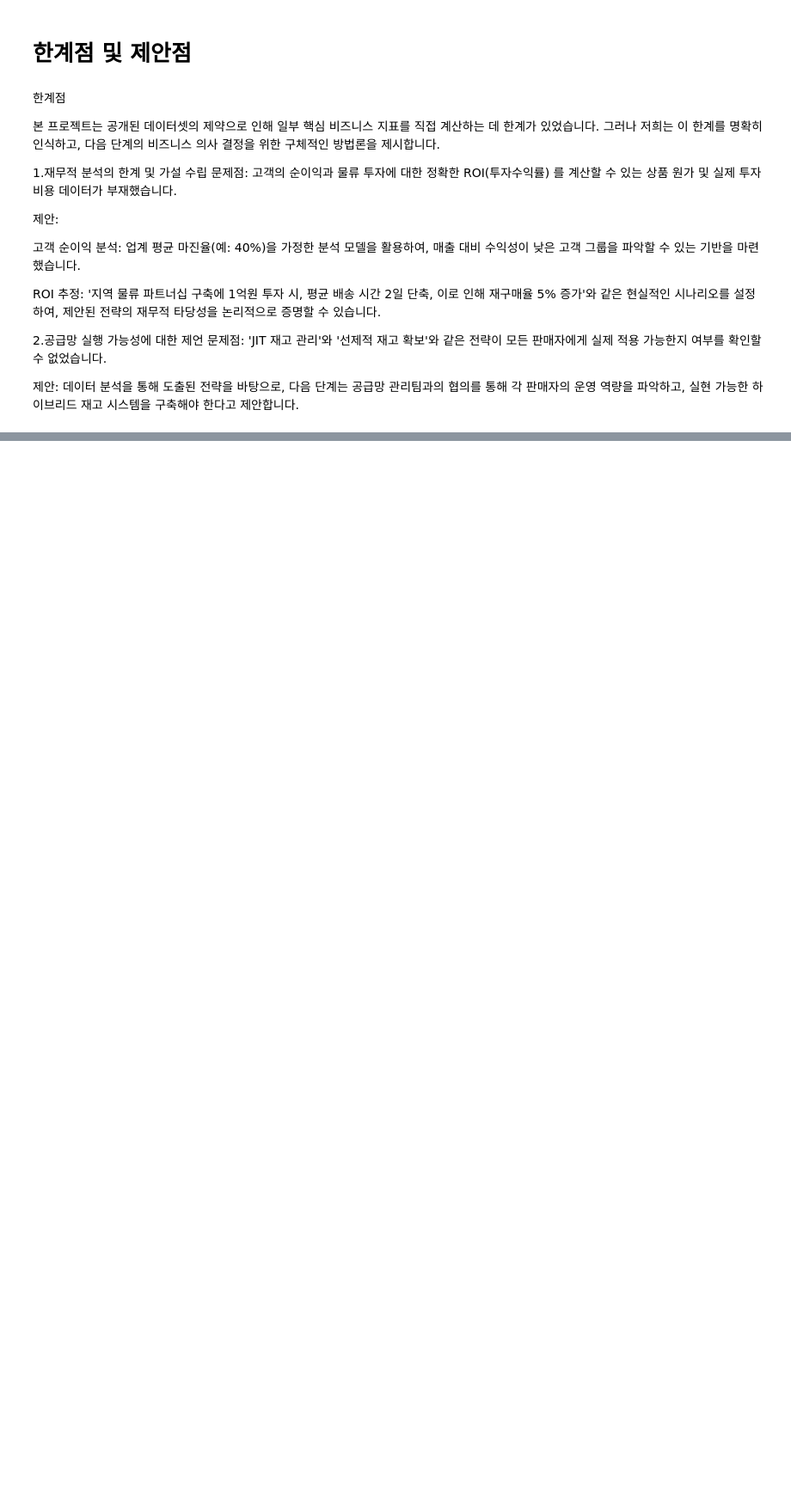
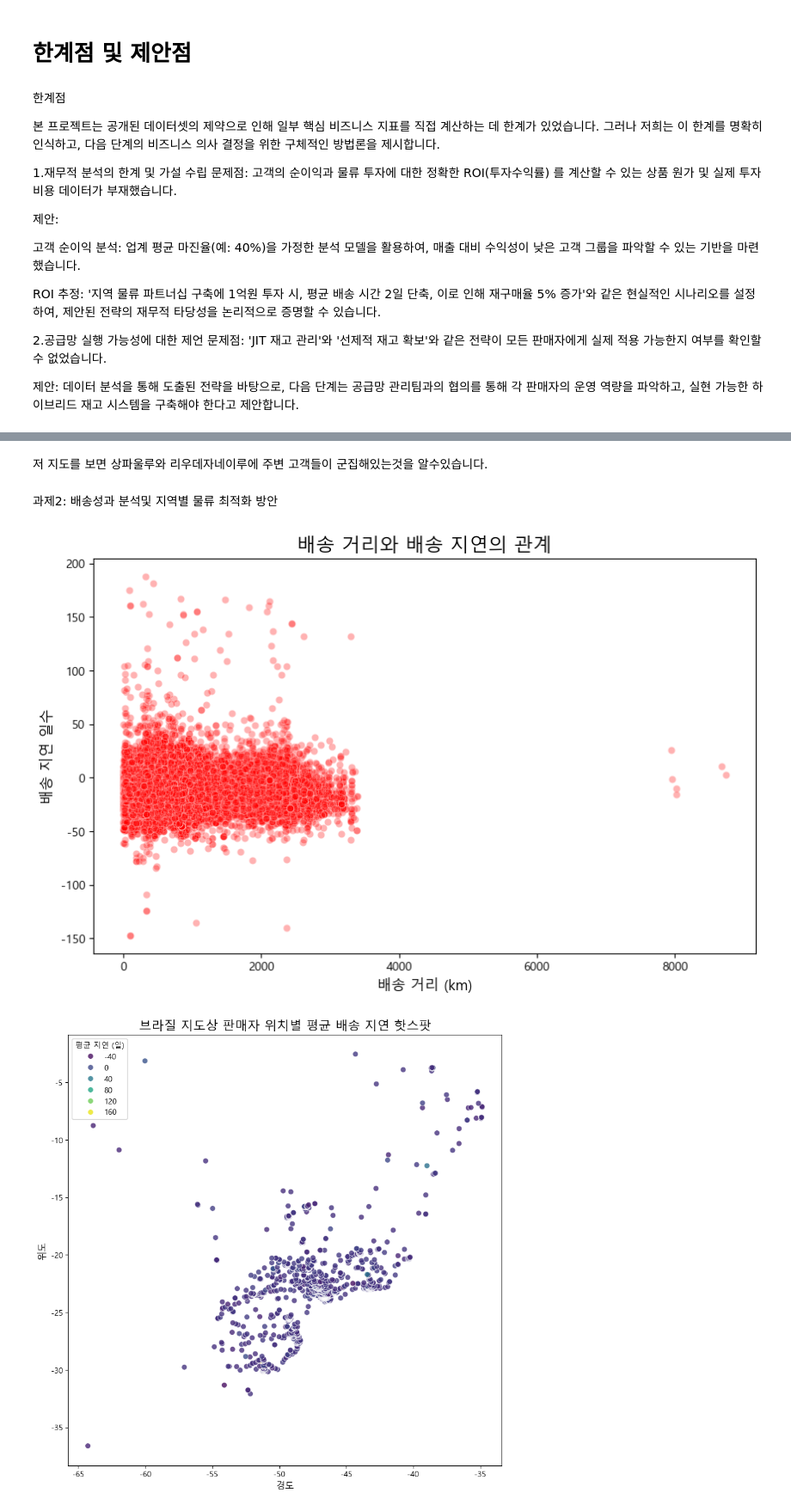
Before and after one commit to parkjihoon186/pjt-data-analysis, a Jupyter notebook: p1_RFM.ipynb, the cells around one changed output, grey strips where cells are left out. Shown at 86% size. Drawn from its saved outputs; the diff is of its cells as text; code cells hidden in the pictures; blank space fills up the shorter version.

```diff
--- a/p1_RFM.ipynb
+++ b/p1_RFM.ipynb
@@ -1578,0 +1683,66 @@ ROI 추정: '지역 물류 파트너십 구축에 1억원 투자 시, 평균 배
+# %% [markdown]
+저 지도를 보면 상파울루와 리우데자네이루에 주변 고객들이 군집해있는것을 알수있습니다.
+# %% [markdown]
+과제2: 배송성과 분석및 지역별 물류 최적화 방안
+# %%
+# 필요한 라이브러리 불러오기
+import numpy as np
+import pandas as pd
+import matplotlib.pyplot as plt
+import seaborn as sns
+from haversine import haversine, Unit
+
+# --- 1. 배송 거리(km) 계산 ---
+# Haversine 공식을 사용하여 고객과 판매자 간의 거리를 계산합니다.
+# 유효한 위도, 경도 정보가 있는 행만 필터링
+df_geo_clean = df_cleaned.dropna(subset=['customer_lat', 'customer_lng', 'seller_lat', 'seller_lng']).copy()
+
+def calculate_distance(row):
+    try:
+        start_point = (row['seller_lat'], row['seller_lng'])
+        end_point = (row['customer_lat'], row['customer_lng'])
+        return haversine(start_point, end_point, unit=Unit.KILOMETERS)
+    except:
+        return np.nan
+
+df_geo_clean['distance_km'] = df_geo_clean.apply(calculate_distance, axis=1)
+
+# --- 2. 배송 거리와 배송 지연의 관계 분석 ---
+# 상관관계를 시각화
+plt.figure(figsize=(10, 6))
+sns.scatterplot(
+    data=df_geo_clean,
+    x='distance_km',
+    y='delay_days',
+    alpha=0.3,
+    color='red'
+)
+plt.title('배송 거리와 배송 지연의 관계', fontsize=16)
+plt.xlabel('배송 거리 (km)', fontsize=12)
+plt.ylabel('배송 지연 일수', fontsize=12)
+plt.show()
+
+# --- 3. 지도를 활용한 배송 지연 핫스팟 분석 (색상 개선) ---
+# 판매자 위치를 기준으로 배송 지연의 심각성을 시각화합니다.
+seller_delay_map = df_geo_clean.groupby(['seller_lat', 'seller_lng']).agg(
+    avg_delay=('delay_days', 'mean')
+).reset_index()
+
+plt.figure(figsize=(10, 10))
+sns.scatterplot(
+    data=seller_delay_map,
+    x='seller_lng',
+    y='seller_lat',
+    hue='avg_delay',
+    palette='viridis',  # <--- 색상이 뚜렷한 'viridis' 팔레트 사용
+    s=50,               # <--- 점의 크기 증가
+    alpha=0.8,          # <--- 투명도 유지
+)
+plt.title('브라질 지도상 판매자 위치별 평균 배송 지연 핫스팟', fontsize=16)
+plt.xlabel('경도', fontsize=12)
+plt.ylabel('위도', fontsize=12)
+plt.legend(title='평균 지연 (일)')
+plt.show()
+# %% [output]
+[figure, added]
+[figure, added]
```
Also changed, not shown: parts of 10 cells of this notebook, 1 other file.
